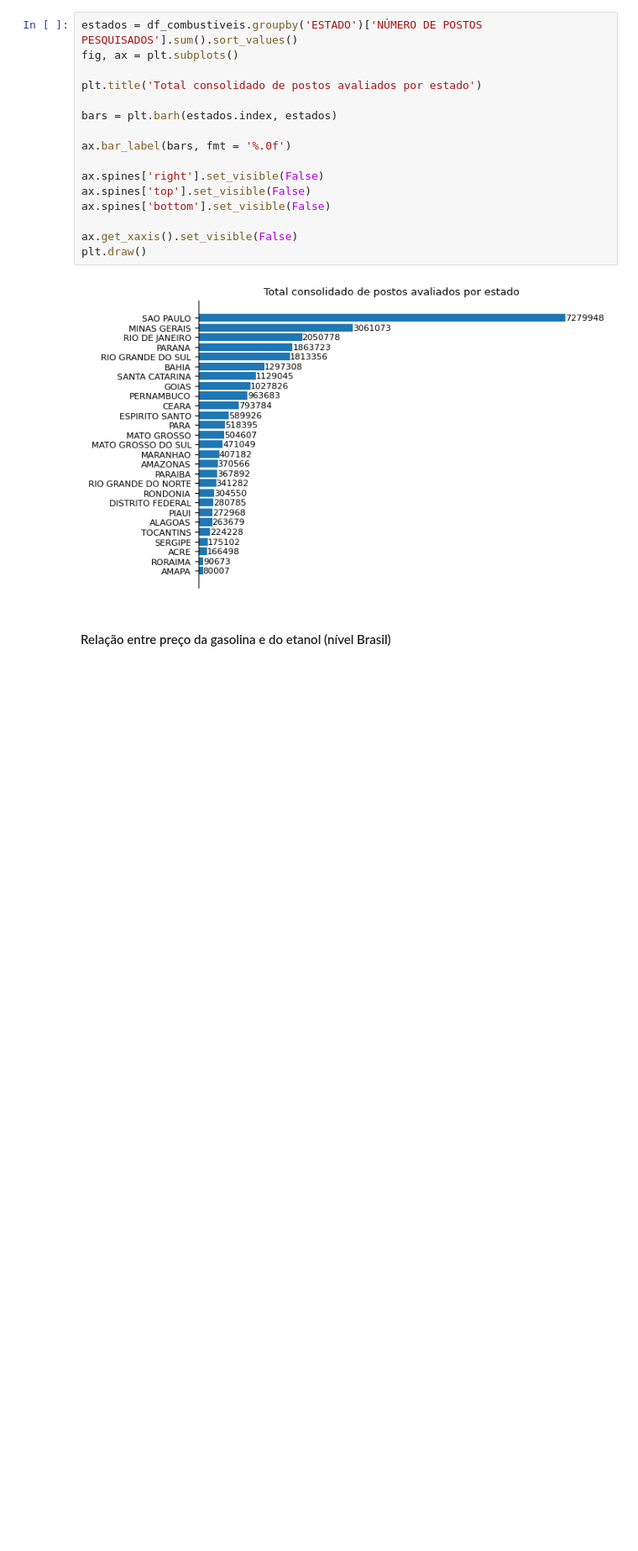
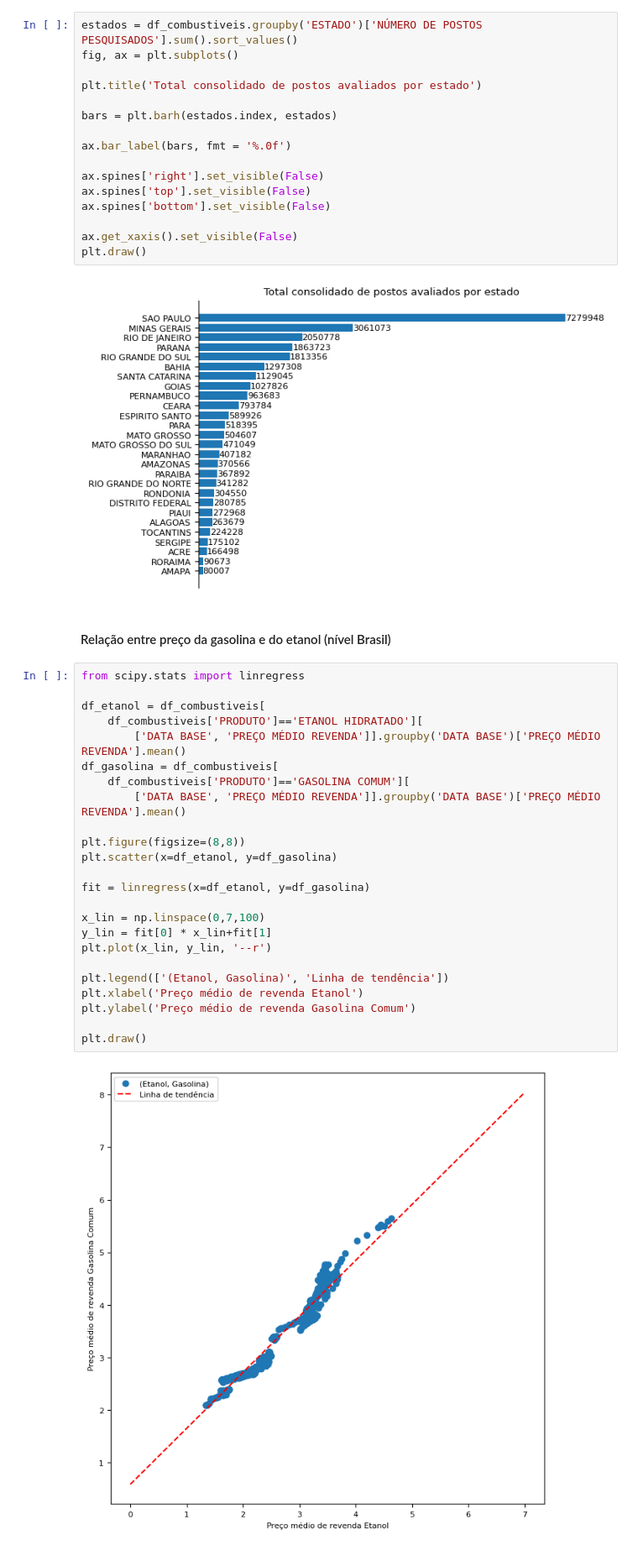
Before and after one commit to CarolMF/ds-santander_coders-modulo_6, a Jupyter notebook: ex_aula_2.ipynb, the cells around one changed output. Shown: that part at 84% size. Saved outputs shown, nothing was run; the diff lists cells and outputs as text; blank space fills up the shorter version.

```diff
--- a/ex_aula_2.ipynb
+++ b/ex_aula_2.ipynb
@@ -147,3 +147,29 @@ plt.draw()
 [figure]
 # %% [markdown]
 #### Relação entre preço da gasolina e do etanol (nível Brasil)
+# %%
+from scipy.stats import linregress
+
+df_etanol = df_combustiveis[
+    df_combustiveis['PRODUTO']=='ETANOL HIDRATADO'][
+        ['DATA BASE', 'PREÇO MÉDIO REVENDA']].groupby('DATA BASE')['PREÇO MÉDIO REVENDA'].mean()
+df_gasolina = df_combustiveis[
+    df_combustiveis['PRODUTO']=='GASOLINA COMUM'][
+        ['DATA BASE', 'PREÇO MÉDIO REVENDA']].groupby('DATA BASE')['PREÇO MÉDIO REVENDA'].mean()
+
+plt.figure(figsize=(8,8))
+plt.scatter(x=df_etanol, y=df_gasolina)
+
+fit = linregress(x=df_etanol, y=df_gasolina)
+
+x_lin = np.linspace(0,7,100)
+y_lin = fit[0] * x_lin+fit[1]
+plt.plot(x_lin, y_lin, '--r')
+
+plt.legend(['(Etanol, Gasolina)', 'Linha de tendência'])
+plt.xlabel('Preço médio de revenda Etanol')
+plt.ylabel('Preço médio de revenda Gasolina Comum')
+
+plt.draw()
+# %% [output]
+[figure, added]
```
